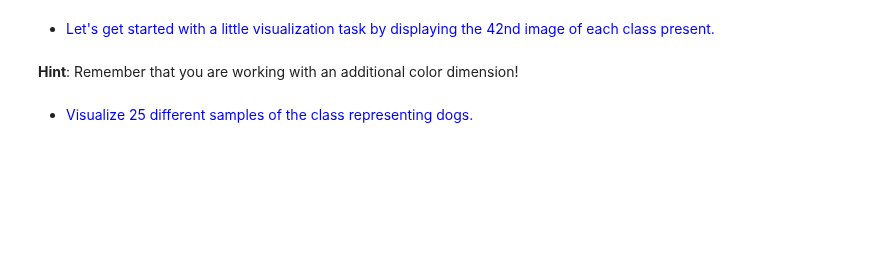
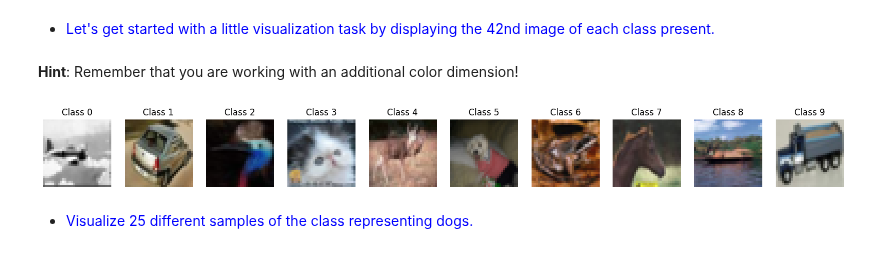
Before and after one commit to muazzamaqeel/DeepLearning, a Jupyter notebook: University_Work/Group-Work/ANN/DL4CV_NB/04c_ANN_Intro_Ex.ipynb, the cells around one changed output. Cells and saved outputs as stored; diff of their text form; code cells hidden in the pictures; blank space fills up the shorter version.

```diff
--- a/University_Work/Group-Work/ANN/DL4CV_NB/04c_ANN_Intro_Ex.ipynb
+++ b/University_Work/Group-Work/ANN/DL4CV_NB/04c_ANN_Intro_Ex.ipynb
@@ -129,2 +134,23 @@ X_train_g.shape[1]
+# %%
+import numpy as np
+import matplotlib.pyplot as plt
+# Load the CIFAR-10 dataset
+train_images, train_labels, test_images, test_labels = cifar10('./data')
+# Plotting the 42nd image of each class
+fig, axes = plt.subplots(1, 10, figsize=(20, 2))
+class_counts = np.zeros(10, dtype=int)
+
+for i in range(len(train_labels)):
+    label = train_labels[i]
+    class_counts[label] += 1
+    if class_counts[label] == 42:
+        ax = axes[label]
+        ax.imshow(train_images[i])
+        ax.axis('off')
+        ax.set_title(f'Class {label}')
+
+plt.show()
+# %% [output]
+[figure, added]
 # %% [markdown]
 * <div style="color:blue">Visualize 25 different samples of the class representing dogs.</div>
```
Also changed, not shown: parts of 11 cells of this notebook.
